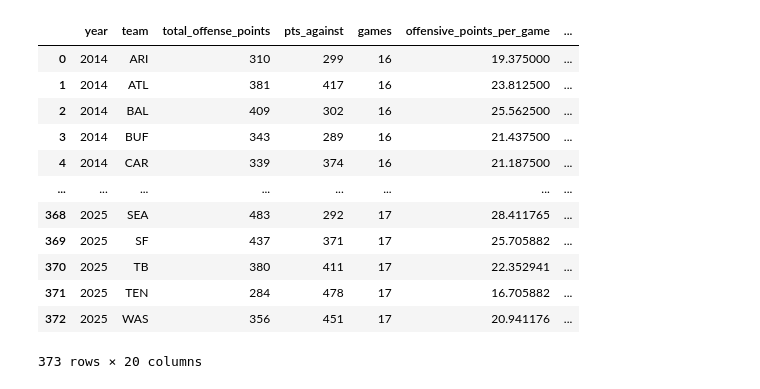
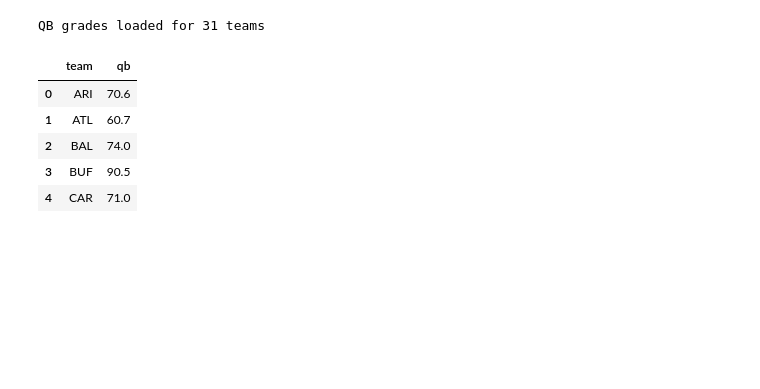
Before and after one commit to kmaran3/FantasyFootballAnalytics, a Jupyter notebook: Models/approximate value data/AVgrades.ipynb, the cells around one changed output. Drawn from its saved outputs; the diff is of its cells as text; code cells hidden in the pictures; blank space fills up the shorter version.

```diff
--- a/Models/approximate value data/AVgrades.ipynb
+++ b/Models/approximate value data/AVgrades.ipynb
@@ -69,31 +0,0 @@ Teams per year: [29 30 31 32]
-# %%
-AVgrades = AVgrades.sort_values(by=['year','team'])
-
-# Using points per game as proxy for points per drive (ratio to league avg is nearly identical)
-AVgrades['league_avg_offensive_ppg'] = AVgrades.groupby('year')['offensive_points_per_game'].transform('mean')
-AVgrades['league_avg_defensive_ppg'] = AVgrades.groupby('year')['defensive_points_per_game'].transform('mean')
-
-AVgrades["team_offense_points"] = (100 * AVgrades['offensive_points_per_game']) / AVgrades['league_avg_offensive_ppg']
-AVgrades["team_points_for_o_line"] = (5/11) * AVgrades["team_offense_points"]
-AVgrades["team_points_for_skill_positions"] = AVgrades["team_offense_points"] - AVgrades["team_points_for_o_line"]
-AVgrades["team_points_for_rushers"] = AVgrades["team_points_for_skill_positions"] * 0.22 * (AVgrades["team_rush_yards"]/AVgrades["team_total_yards"]) / 0.37
-AVgrades["team_points_for_passers"] = (AVgrades["team_points_for_skill_positions"] - AVgrades["team_points_for_rushers"]) * 0.26
-AVgrades["team_points_for_receivers"] = (AVgrades["team_points_for_skill_positions"] - AVgrades["team_points_for_rushers"]) * 0.74
-AVgrades["M"] = AVgrades["defensive_points_per_game"] / AVgrades['league_avg_defensive_ppg']
-AVgrades["team_defense_points"] = 100 * ((1+2*AVgrades["M"]-AVgrades["M"]**2) / (2*AVgrades["M"]))
-
-AVgrades
-# %% [output]
-|  | year | team | total_offense_points | pts_against | games | offensive_points_per_game | ... |
-| 0 | 2014 | ARI | 310 | 299 | 16 | 19.375000 | ... |
-| 1 | 2014 | ATL | 381 | 417 | 16 | 23.812500 | ... |
-| 2 | 2014 | BAL | 409 | 302 | 16 | 25.562500 | ... |
-| 3 | 2014 | BUF | 343 | 289 | 16 | 21.437500 | ... |
-| 4 | 2014 | CAR | 339 | 374 | 16 | 21.187500 | ... |
-| ... | ... | ... | ... | ... | ... | ... | ... |
-| 368 | 2025 | SEA | 483 | 292 | 17 | 28.411765 | ... |
-| 369 | 2025 | SF | 437 | 371 | 17 | 25.705882 | ... |
-| 370 | 2025 | TB | 380 | 411 | 17 | 22.352941 | ... |
-| 371 | 2025 | TEN | 284 | 478 | 17 | 16.705882 | ... |
-| 372 | 2025 | WAS | 356 | 451 | 17 | 20.941176 | ... |
-373 rows × 20 columns
@@ -104,0 +1,39 @@ AVgrades.to_pickle("../PickleFiles/AVgrades.pkl")
+# %%
+# Load PFF grades from CSV files
+import pandas as pd
+
+# Load QB grades from PFF QB.csv
+pff_qb = pd.read_csv("PFF QB.csv")
+
+# Team abbreviation mapping for QB data
+PFF_QB_TO_STANDARD_ABBR = {
+    'LA': 'LAR', 'ARZ': 'ARI', 'BLT': 'BAL',
+    'CLV': 'CLE', 'HST': 'HOU', 'IND': 'IND',
+    'JAX': 'JAX', 'KC': 'KC', 'LV': 'LV',
+    'DEN': 'DEN', 'LAC': 'LAC', 'NE': 'NE',
+    'NYJ': 'NYJ', 'PIT': 'PIT', 'TEN': 'TEN',
+    'CIN': 'CIN', 'BUF': 'BUF', 'ATL': 'ATL',
+    'CAR': 'CAR', 'CHI': 'CHI', 'DAL': 'DAL',
+    'DET': 'DET', 'GB': 'GB', 'MIN': 'MIN',
+    'NO': 'NO', 'NYG': 'NYG', 'PHI': 'PHI',
+    'SEA': 'SEA', 'SF': 'SF', 'TB': 'TB', 'WAS': 'WAS'
+}
+
+pff_qb['team'] = pff_qb['Team Abbreviation'].map(PFF_QB_TO_STANDARD_ABBR)
+
+# Aggregate QB grades by team (average overall grade)
+qb_grades = pff_qb.groupby('team', as_index=False)['Overall Grade'].mean()
+qb_grades = qb_grades.rename(columns={'Overall Grade': 'qb'})
+
+# Keep on 0-100 scale (Flask divides by 100)
+
+print(f"QB grades loaded for {len(qb_grades)} teams")
+qb_grades.head()
+# %% [output]
+QB grades loaded for 31 teams
+|  | team | qb |
+| 0 | ARI | 70.6 |
+| 1 | ATL | 60.7 |
+| 2 | BAL | 74.0 |
+| 3 | BUF | 90.5 |
+| 4 | CAR | 71.0 |
```
Also changed, not shown: parts of 11 cells of this notebook, 11 other files.
